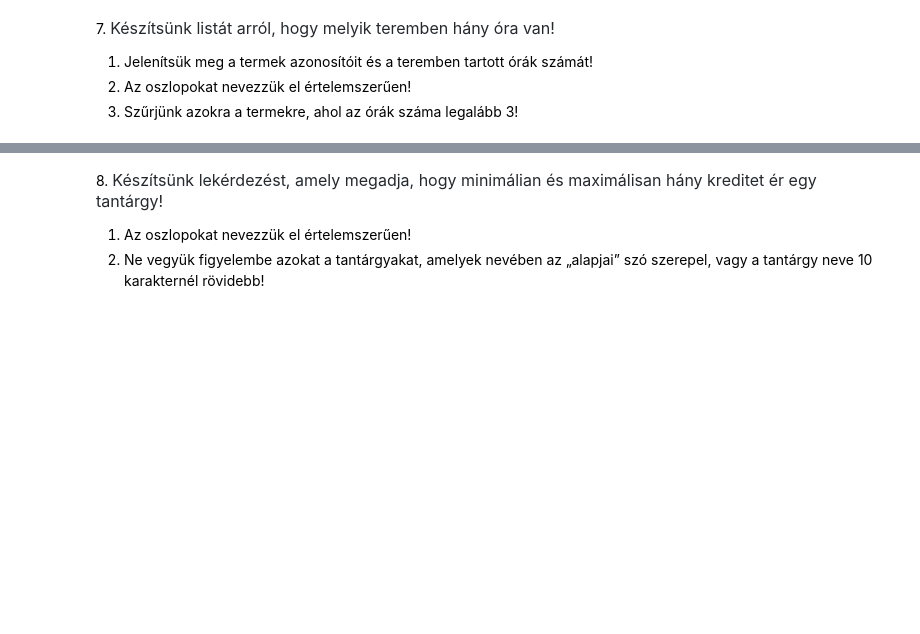
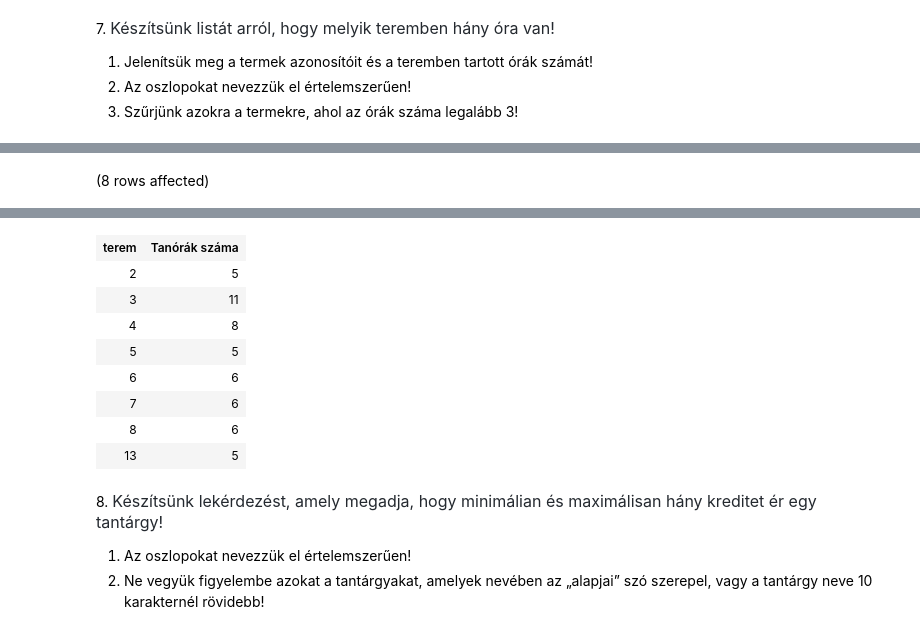
Before and after one commit to mustangk/Adatbazisok, a Jupyter notebook: gyakorlat02_feladatok .ipynb, the cells around one changed output, grey strips where cells are left out. Cells and saved outputs as stored; diff of their text form; code cells hidden in the pictures; blank space fills up the shorter version.

```diff
--- a/gyakorlat02_feladatok .ipynb
+++ b/gyakorlat02_feladatok .ipynb
@@ -122,0 +119,8 @@ Total execution time: 00:00:00
+# %%
+select terem,
+count(ora_id) as 'Tanórák száma'
+from Orak
+group by terem
+having count(ora_id)>3
+# %% [output]
+(8 rows affected)
@@ -123,3 +128,12 @@ Total execution time: 00:00:00
+| terem | Tanórák száma |
+| 2 | 5 |
+| 3 | 11 |
+| 4 | 8 |
+| 5 | 5 |
+| 6 | 6 |
+| 7 | 6 |
+| 8 | 6 |
+| 13 | 5 |
 # %% [markdown]
 8. <span style="color: rgb(36, 41, 47); font-family: -apple-system, BlinkMacSystemFont, &quot;Segoe UI&quot;, Helvetica, Arial, sans-serif, &quot;Apple Color Emoji&quot;, &quot;Segoe UI Emoji&quot;; font-size: 16px;">Készítsünk lekérdezést, amely megadja, hogy minimálian és maximálisan hány kreditet ér egy tantárgy!</span>
 
```
Also changed, not shown: parts of 2 cells of this notebook.
